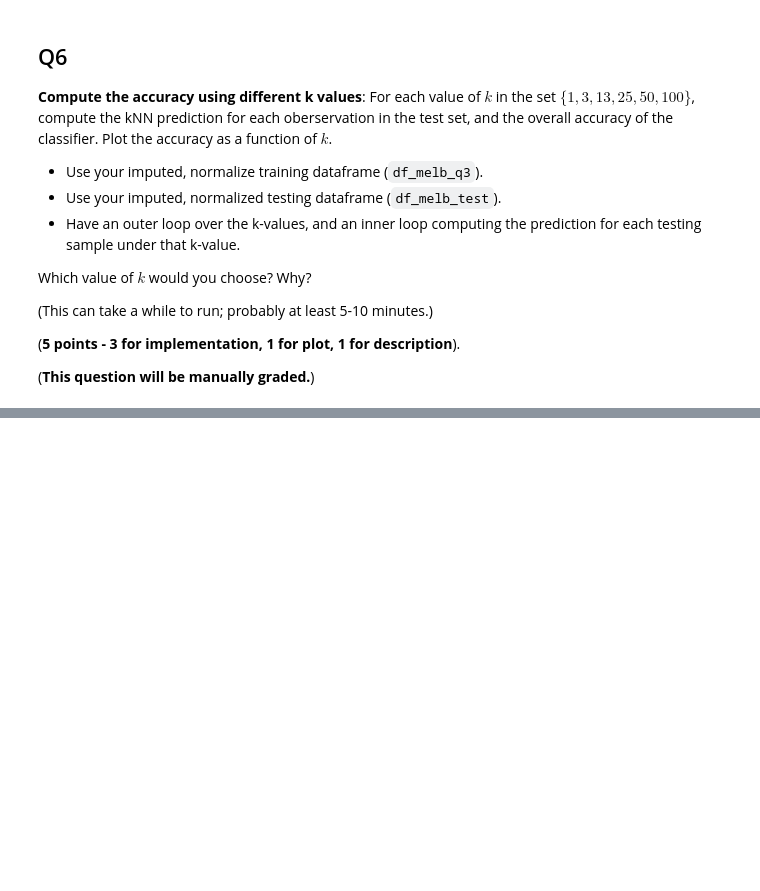
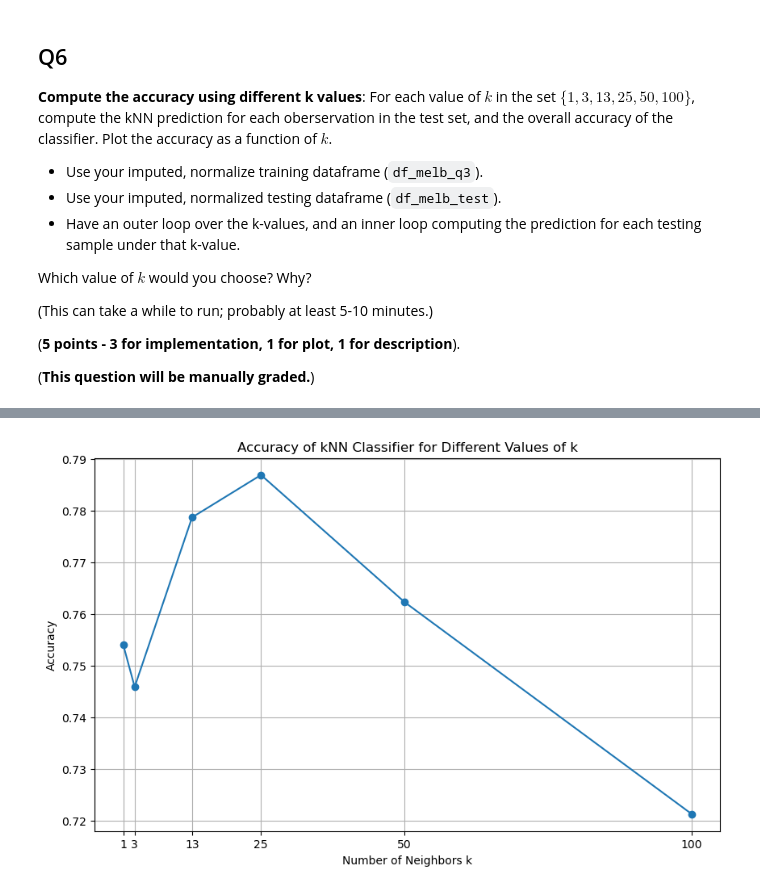
Before and after one commit to tylersmed/data-analytics, a Jupyter notebook: hw/hw8/329e_HW08.ipynb, the cells around one changed output, grey strips where cells are left out. Drawn from its saved outputs; the diff is of its cells as text; code cells hidden in the pictures; blank space fills up the shorter version.

```diff
--- a/hw/hw8/329e_HW08.ipynb
+++ b/hw/hw8/329e_HW08.ipynb
@@ -384,2 +389,33 @@ acc_k = []
+# %%
+from sklearn.metrics import accuracy_score
+
+# Initialize an empty list to store accuracies for each k-value
+acc_k = []
+poss_k = [1, 3, 13, 25, 50, 100]
+
+for k in poss_k:
+    predictions = []
+    for index, row in df_melb_test.iterrows():
+        test_sample = row.drop(target_col)
+        predicted_class = predict_knn(df_melb_q3, k, test_sample, target_col)
+        predictions.append(predicted_class)
+
+    # Compute accuracy
+    true_labels = df_melb_test[target_col]
+    accuracy = accuracy_score(true_labels, predictions)
+    acc_k.append(accuracy)
+
+# Plot accuracies for each k-value
+
+plt.figure(figsize=(10, 6))
+plt.plot(poss_k, acc_k, marker='o', linestyle='-')
+plt.xlabel('Number of Neighbors k')
+plt.ylabel('Accuracy')
+plt.title('Accuracy of kNN Classifier for Different Values of k')
+plt.xticks(poss_k)
+plt.grid(True)
+plt.show()
+# %% [output]
+[figure, added]
 # %% [markdown]
 <!-- END QUESTION -->
```
Also changed, not shown: parts of 4 cells of this notebook.
